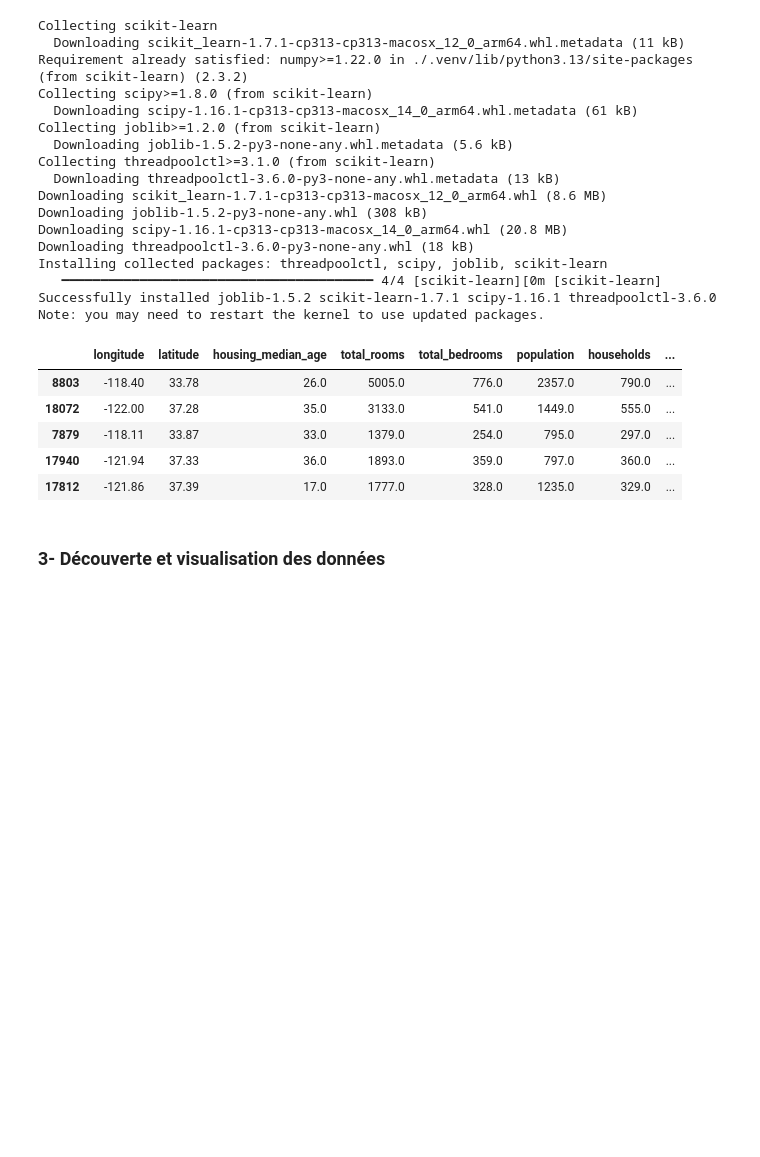
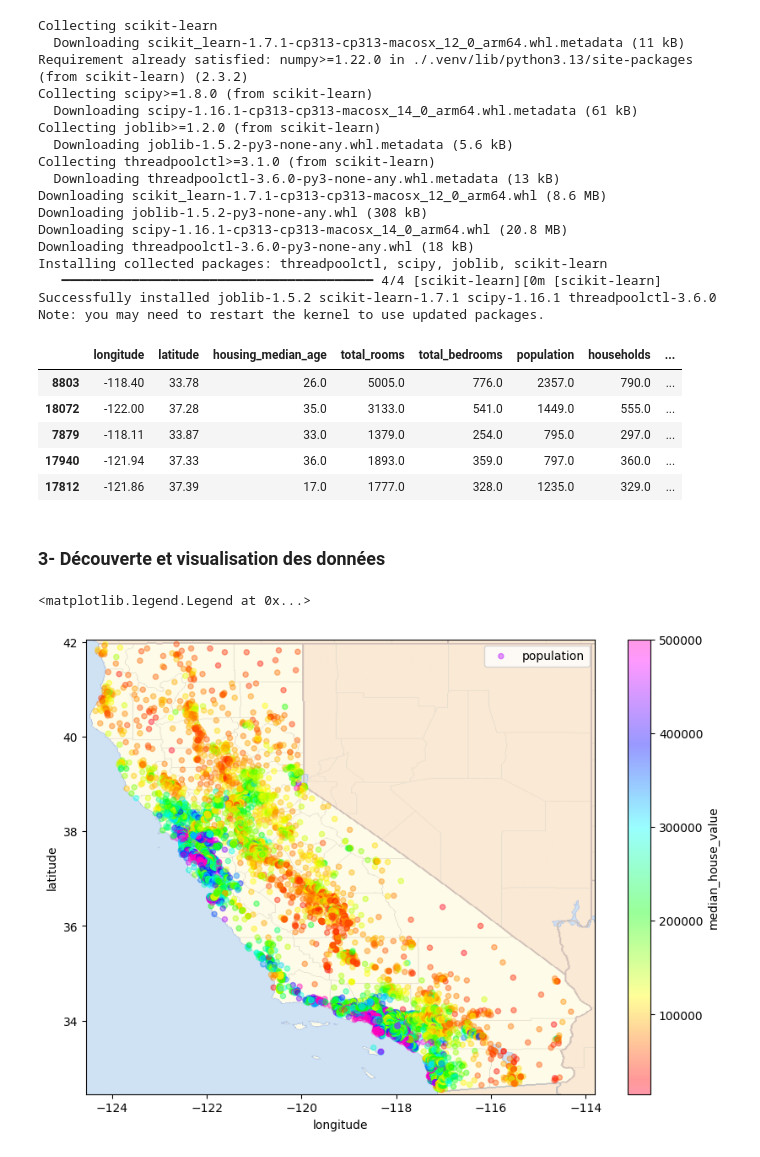
Before and after one commit to BreizhHardware/cours-ISEN-MD, a Jupyter notebook: ISEN/IA/CIPA4/TP/TP1/tp1_IA.ipynb, the cells around one changed output. Saved outputs shown, nothing was run; the diff lists cells and outputs as text; code cells hidden in the pictures; blank space fills up the shorter version.

```diff
--- a/ISEN/IA/CIPA4/TP/TP1/tp1_IA.ipynb
+++ b/ISEN/IA/CIPA4/TP/TP1/tp1_IA.ipynb
@@ -164,3 +164,19 @@ Note: you may need to restart the kernel to use updated packages.
 | 17812 | -121.86 | 37.39 | 17.0 | 1777.0 | 328.0 | 1235.0 | 329.0 | ... |
 # %% [markdown]
 ### 3- Découverte et visualisation des données
+# %%
+import matplotlib.image as mpimg
+import matplotlib.pyplot as plt
+
+img_path = "california.png"
+
+california_img = mpimg.imread(img_path)
+housing_df.plot(kind="scatter", x="longitude", y="latitude", alpha=0.4,
+label="population", c="median_house_value", colormap='gist_rainbow', colorbar=True,
+sharex=False, figsize=(10,7))
+plt.imshow(california_img, extent=[-124.55, -113.80, 32.45, 42.05], alpha=0.5,
+ cmap=plt.get_cmap("jet"))
+plt.legend()
+# %% [output]
+<matplotlib.legend.Legend at 0x...>
+[figure, added]
```
Also changed, not shown: parts of 4 cells of this notebook.
